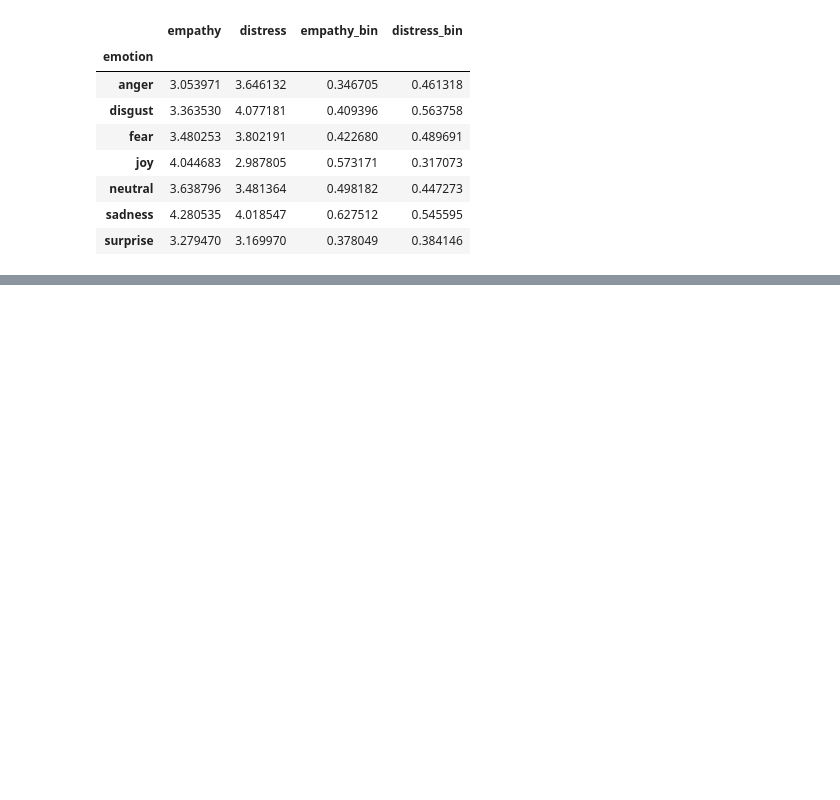
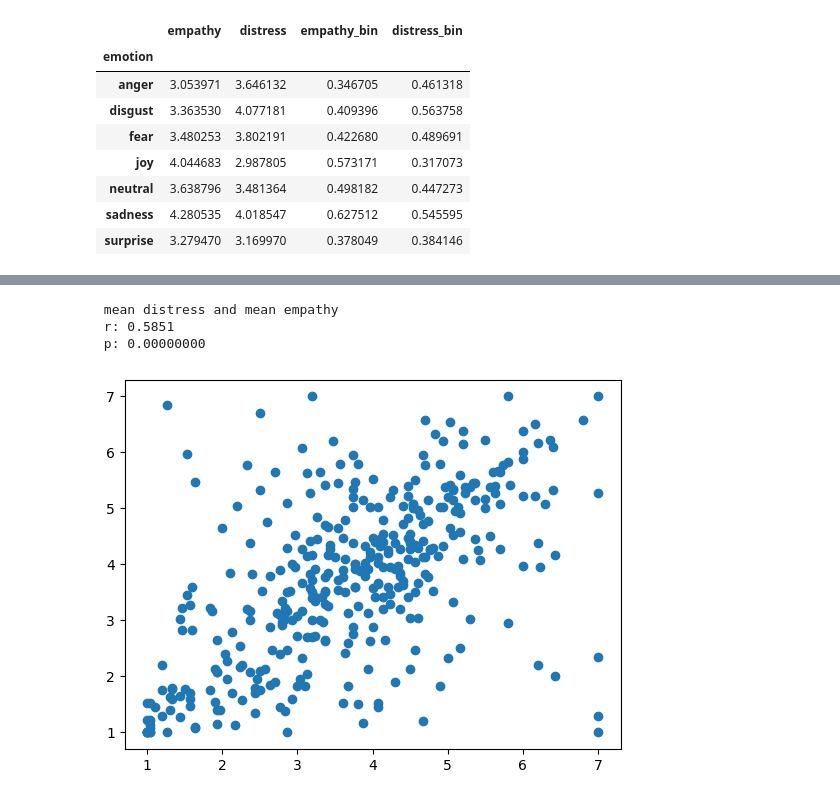
Before and after one commit to myrazma/2022_Masterthesis_Code, a Jupyter notebook: analysis/descriptive_analysis.ipynb, the cells around one changed output, grey strips where cells are left out. Saved outputs shown, nothing was run; the diff lists cells and outputs as text; code cells hidden in the pictures; blank space fills up the shorter version.

```diff
--- a/analysis/descriptive_analysis.ipynb
+++ b/analysis/descriptive_analysis.ipynb
@@ -185,0 +242,3 @@ data_train.groupby('emotion').mean()[['empathy', 'distress', 'empathy_bin', 'dis
+# %%
+person_emp_dis_means = data_train[['empathy', 'distress', 'response_id']].groupby('response_id').mean()
+person_emp_dis_means[:5]
@@ -185,0 +253,10 @@ data_train.groupby('emotion').mean()[['empathy', 'distress', 'empathy_bin', 'dis
+# %%
+plt.scatter(person_emp_dis_means.empathy, person_emp_dis_means.distress)
+r, p = pearsonr(person_emp_dis_means['empathy'], person_emp_dis_means['distress'])
+
+print('\n mean distress and mean empathy \n r: {:.4f} \n p: {:.8f}'.format(r, p))
+# %% [output]
+ mean distress and mean empathy
+ r: 0.5851
+ p: 0.00000000
+[figure, added]
```
Also changed, not shown: parts of 10 cells of this notebook, 2 other files.
